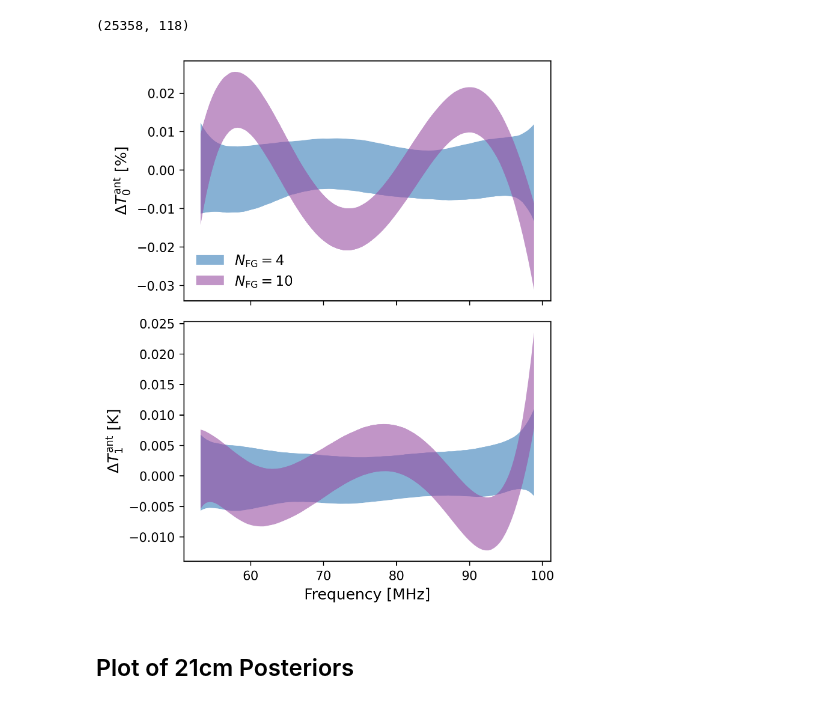
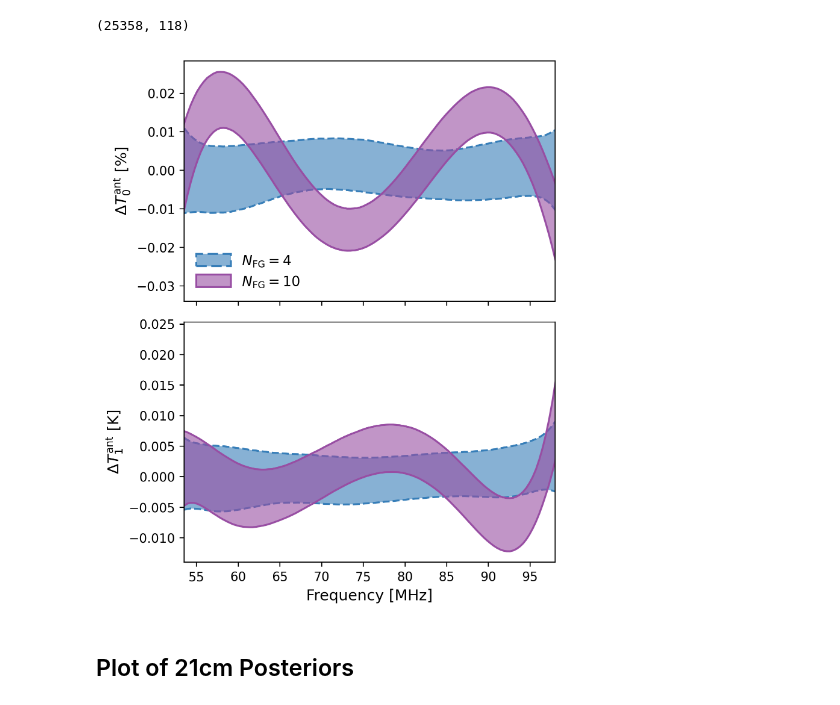
Before and after one commit to edges-collab/bayesian-calibration-paper-code, a Jupyter notebook: sky-data.ipynb, the cells around one changed output. Saved outputs shown, nothing was run; the diff lists cells and outputs as text; code cells hidden in the pictures.

```diff
--- a/sky-data.ipynb
+++ b/sky-data.ipynb
@@ -280,33 +280,34 @@ a *= calobs32.t_load_ns
 # %%
 fig, ax = plt.subplots(2, 1, sharex=True, figsize=(1.5*nutl.single_width, 1.2*1.5*nutl.single_width), gridspec_kw={'hspace': 0.05}, constrained_layout=True)
 
 n = 0
 for name, blob in blobs.items():
     if not ('fg4' in name or 'fg10' in name):
         continue
 
-    clr = CB_color_cycle[0] if n==0 else CB_color_cycle[6]
+    clr = nutl.CB_color_cycle[0] if n==0 else nutl.CB_color_cycle[6]
 
     pa = np.percentile(blob['a'], (2.5, 16, 50, 84, 97.5), axis=0)
     pa = 100*(pa/a - 1)
 
     pb = np.percentile(blob['b'], (2.5, 16, 50, 84, 97.5), axis=0)
     pb -= b
 
     #ax[0].fill_between(adata.sky_freq, pa[0], pa[-1], alpha=0.2, color=clr, lw=0)
-    ax[0].fill_between(adata.sky_freq, pa[1], pa[-2], alpha=0.6, color=clr, lw=0, label=r'$N_{\rm FG}=%s$'%(4 if n==0 else 10))
+    ax[0].fill_between(adata.sky_freq, pa[1], pa[-2], facecolor=to_rgba(clr, 0.6), edgecolor=clr, lw=1.5, ls=['--', '-'][n], label=r'$N_{\rm FG}=%s$'%(4 if n==0 else 10))
     ax[0].set_ylabel(r"$\Delta T^{\rm ant}_0$ [%]")
 
     #ax[1].fill_between(adata.sky_freq, pb[0], pb[-1], alpha=0.2, color=clr,lw=0)
-    ax[1].fill_between(adata.sky_freq, pb[1], pb[-2], alpha=0.6, color=clr, lw=0)
+    ax[1].fill_between(adata.sky_freq, pb[1], pb[-2], facecolor=to_rgba(clr, 0.6), edgecolor=clr, lw=1.5, ls=['--', '-'][n])
     ax[1].set_ylabel(r"$\Delta T^{\rm ant}_1$ [K]")
     n += 1
 
-ax[0].legend(loc='lower left', ncol=1, frameon=False)
+ax[0].legend(loc='lower left', ncol=1, frameon=False, handlelength=2.5, handleheight=1)
+plt.xlim(53.5,98)
 ax[1].set_xlabel("Frequency [MHz]")
 plt.savefig("plots/posteriors_of_linear_coeffs.pdf")
 # %% [output]
-[figure, old version]
+[figure, new version]
 # %% [markdown]
 ## Plot of 21cm Posteriors
 # %%
```
Also changed, not shown: parts of 10 cells of this notebook, 3 other files.
